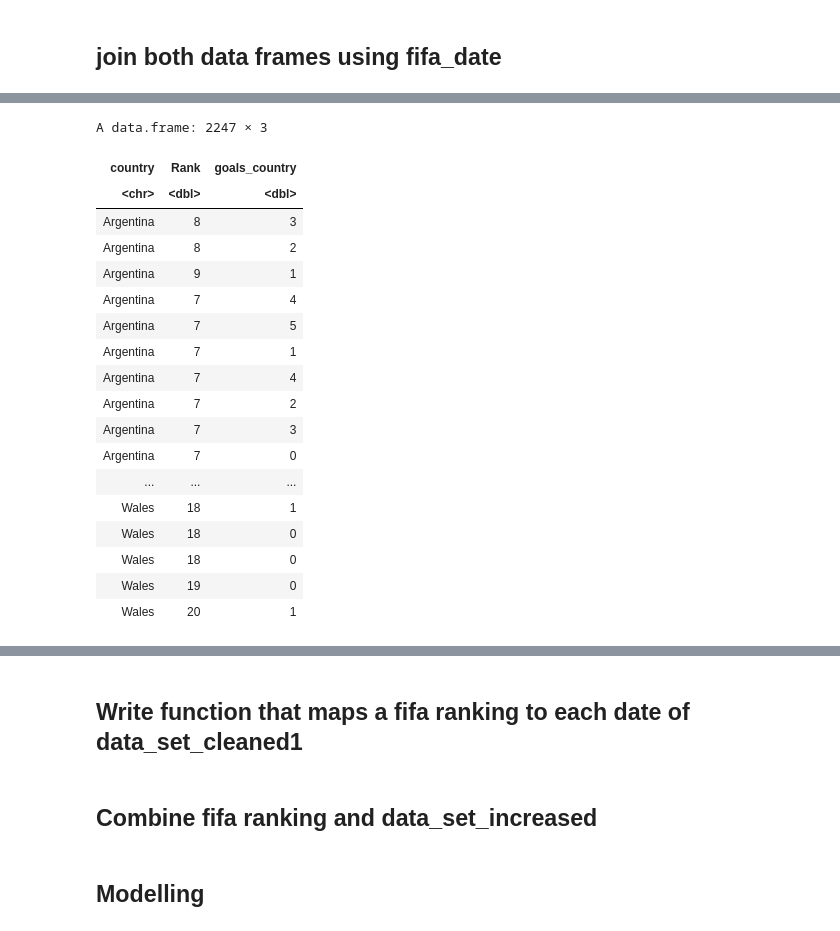
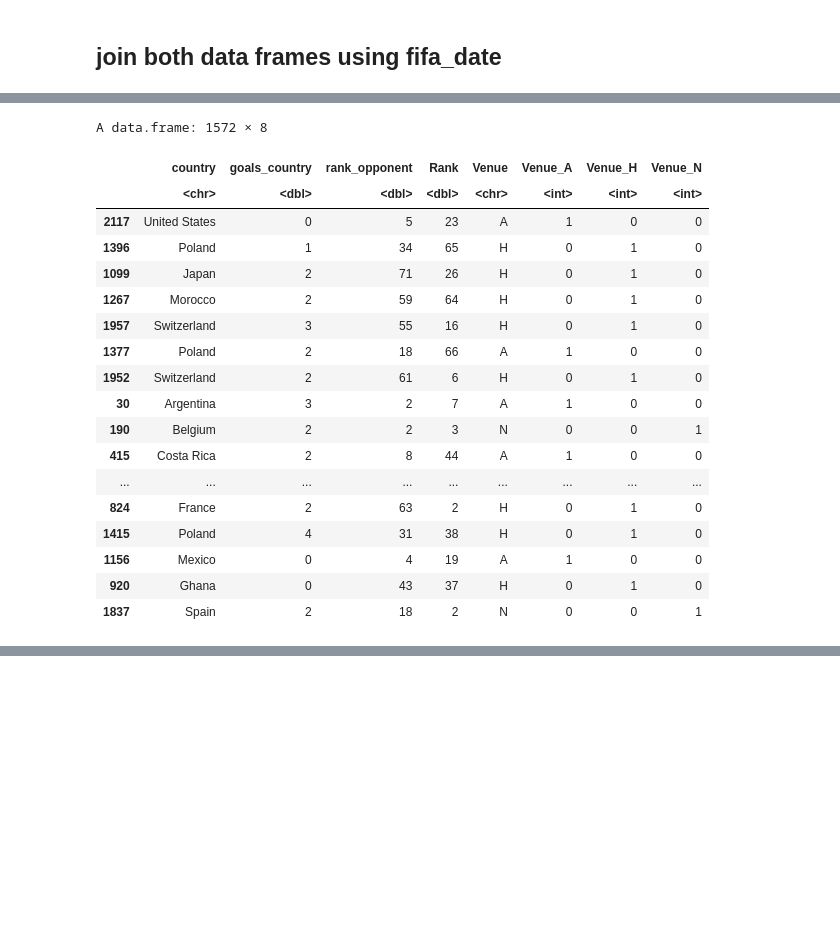
Before and after one commit to denisnaumov0506/FootballAnalyticsProject, a Jupyter notebook: football-world-cup-forecast-denis.ipynb, the cells around one changed output, grey strips where cells are left out. Cells and saved outputs as stored; diff of their text form; code cells hidden in the pictures; blank space fills up the shorter version.

```diff
--- a/football-world-cup-forecast-denis.ipynb
+++ b/football-world-cup-forecast-denis.ipynb
@@ -1043,0 +1051,16 @@ var(country)
+# %%
+data_set_without_wc2022_cleaned
+
+# turn Venue into dummy variables
+data_set_without_wc2022_cleaned = dummy_cols(data_set_without_wc2022_cleaned, select_columns = 'Venue')
+
+data_set_without_wc2022_cleaned
+
+data_set_without_wc2022_cleaned %>%
+    filter(country == 'Brazil') -> histogramm
+
+country = histogramm$goals_country
+
+mean(country)
+
+var(country)
@@ -1043,0 +1110,4 @@ var(country)
+# %%
+sample = initial_split(data_set_without_wc2022_cleaned, prop=0.7)
+train = training(sample)
+test = testing(sample)
@@ -1044,31 +1136,31 @@ var(country)
 # %%
-data_set_without_wc2022_cleaned
+train
 
-poisson.model =
+model =
     glm(
-        goals_country ~ Rank,
-        data_set_without_wc2022_cleaned,
+        goals_country ~ rank_opponent + Venue_H + Venue_N + Rank,
+        train,
         family = poisson(link = 'log')
        )
-summary(poisson.model)
+summary(model)
 # %% [output]
-A data.frame: 2247 × 3
+A data.frame: 1572 × 8
-| country | Rank | goals_country |
-| <chr> | <dbl> | <dbl> |
-| Argentina | 8 | 3 |
-| Argentina | 8 | 2 |
-| Argentina | 9 | 1 |
-| Argentina | 7 | 4 |
-| Argentina | 7 | 5 |
-| Argentina | 7 | 1 |
-| Argentina | 7 | 4 |
-| Argentina | 7 | 2 |
-| Argentina | 7 | 3 |
-| Argentina | 7 | 0 |
-| ... | ... | ... |
-| Wales | 18 | 1 |
-| Wales | 18 | 0 |
-| Wales | 18 | 0 |
-| Wales | 19 | 0 |
-| Wales | 20 | 1 |
+|  | country | goals_country | rank_opponent | Rank | Venue | Venue_A | Venue_H | Venue_N |
+|  | <chr> | <dbl> | <dbl> | <dbl> | <chr> | <int> | <int> | <int> |
+| 2117 | United States | 0 | 5 | 23 | A | 1 | 0 | 0 |
+| 1396 | Poland | 1 | 34 | 65 | H | 0 | 1 | 0 |
+| 1099 | Japan | 2 | 71 | 26 | H | 0 | 1 | 0 |
+| 1267 | Morocco | 2 | 59 | 64 | H | 0 | 1 | 0 |
+| 1957 | Switzerland | 3 | 55 | 16 | H | 0 | 1 | 0 |
+| 1377 | Poland | 2 | 18 | 66 | A | 1 | 0 | 0 |
+| 1952 | Switzerland | 2 | 61 | 6 | H | 0 | 1 | 0 |
+| 30 | Argentina | 3 | 2 | 7 | A | 1 | 0 | 0 |
+| 190 | Belgium | 2 | 2 | 3 | N | 0 | 0 | 1 |
+| 415 | Costa Rica | 2 | 8 | 44 | A | 1 | 0 | 0 |
+| ... | ... | ... | ... | ... | ... | ... | ... | ... |
+| 824 | France | 2 | 63 | 2 | H | 0 | 1 | 0 |
+| 1415 | Poland | 4 | 31 | 38 | H | 0 | 1 | 0 |
+| 1156 | Mexico | 0 | 4 | 19 | A | 1 | 0 | 0 |
+| 920 | Ghana | 0 | 43 | 37 | H | 0 | 1 | 0 |
+| 1837 | Spain | 2 | 18 | 2 | N | 0 | 0 | 1 |
 Call:
@@ -1089,4 +1181,2 @@ AIC: 7428.3
 
 Number of Fisher Scoring iterations: 5
-# %% [markdown]
-## Write function that maps a fifa ranking to each date of data_set_cleaned1
@@ -1095,2 +1182,0 @@ data_set_cleaned1
-# %% [markdown]
-## Combine fifa ranking and data_set_increased
@@ -1099,2 +1182,0 @@ data_set_cleaned1
-# %% [markdown]
-## Modelling
```
Also changed, not shown: parts of 25 cells of this notebook.
